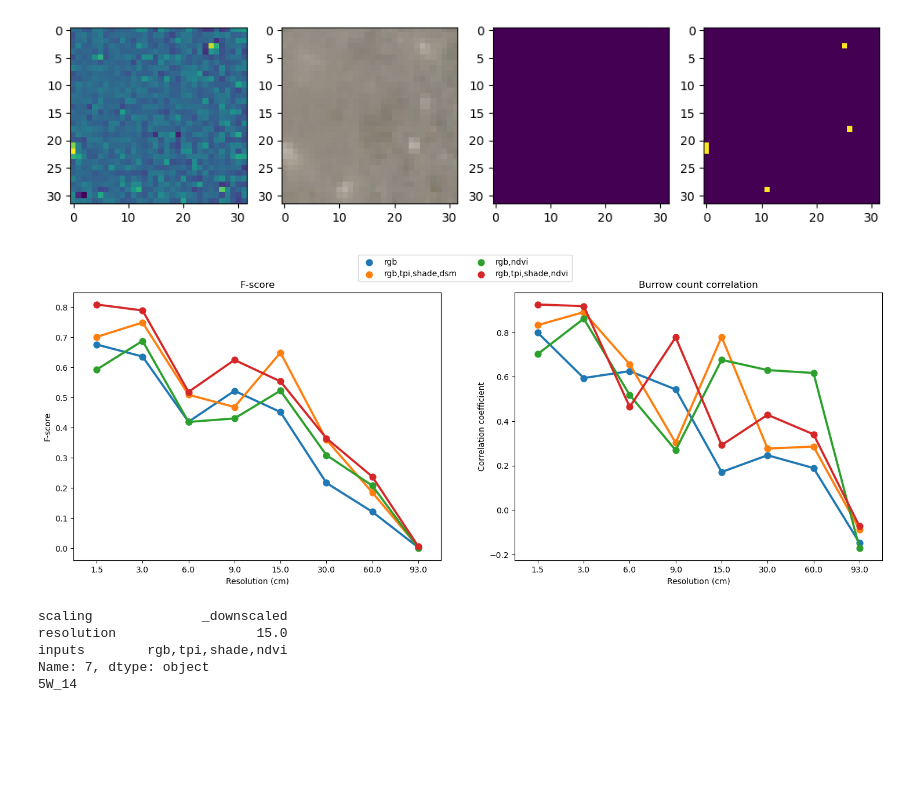
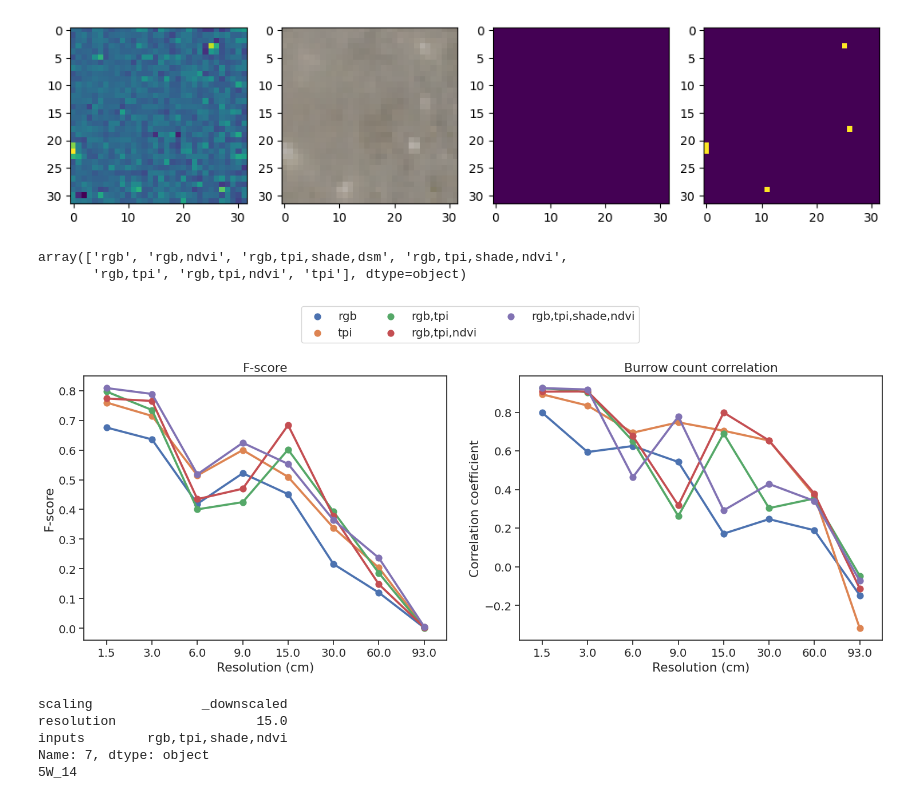
Before and after one commit to kearney-sp/cper_pdog, a Jupyter notebook: cnn_seg_validate_downscaled.ipynb, the cells around one changed output. Cells and saved outputs as stored; diff of their text form; code cells hidden in the pictures; blank space fills up the shorter version.

Commit message:
latest backup from TBGPEA

```diff
--- a/cnn_seg_validate_downscaled.ipynb
+++ b/cnn_seg_validate_downscaled.ipynb
@@ -920,44 +952,57 @@ plt.show()
 # %%
 df_downscaled_test = pd.read_csv('./cnn_test_results/downscaled_model_test_validation.csv')
 df_best_downscaled_test = pd.read_csv('./cnn_test_results/best_model_downscaled_test_validation.csv')
+# %%
+df_downscaled_test['inputs'].unique()
+# %% [output]
+array(['rgb', 'rgb,ndvi', 'rgb,tpi,shade,dsm', 'rgb,tpi,shade,ndvi',
+       'rgb,tpi', 'rgb,tpi,ndvi', 'tpi'], dtype=object)
+# %%
+df_downscaled_test_sub = df_downscaled_test[df_downscaled_test['inputs'].isin(['rgb',
+                                                                               'tpi',
+                                                                               'rgb,tpi',
+                                                                               'rgb,tpi,ndvi',
+                                                                               'rgb,tpi,shade,ndvi'])]
 # %%
+sns.set(font_scale = 1.3)
+sns.set_style("ticks")
 fig, axs = plt.subplots(figsize=(18, 6), ncols=2)
 sns.pointplot(x='test_resolution', y='fscore',
-            hue='inputs',
-            data=df_downscaled_test.sort_values('model_resolution'),
+            hue='inputs', hue_order=['rgb', 'tpi', 'rgb,tpi', 'rgb,tpi,ndvi', 'rgb,tpi,shade,ndvi'],
+            data=df_downscaled_test_sub.sort_values('model_resolution'),
             ci=None,
             ax=axs[0], show_legend=False)
 #sns.pointplot(x='test_resolution', y='fscore',
 #            hue='inputs',
 #            data=df_best_downscaled_test.sort_values('test_resolution'),
 #            ci=None,
 #            ax=axs[0], show_legend=False,
 #            linestyles='dotted')
 axs[0].set_title('F-score')
 axs[0].set_ylabel('F-score')
 
 sns.pointplot(x='test_resolution', y='correlation',
-            hue='inputs',
-            data=df_downscaled_test.sort_values('test_resolution'),
+            hue='inputs', hue_order=['rgb', 'tpi', 'rgb,tpi', 'rgb,tpi,ndvi', 'rgb,tpi,shade,ndvi'],
+            data=df_downscaled_test_sub.sort_values('test_resolution'),
             ci=None,
             ax=axs[1], show_legend=False)
 #sns.pointplot(x='test_resolution', y='correlation',
 #            hue='inputs',
 #            data=df_best_downscaled_test.sort_values('test_resolution'),
 #            ci=None,
 #            ax=axs[1], show_legend=False,
 #            linestyles='dotted')
 axs[1].set_title('Burrow count correlation')
 axs[1].set_ylabel('Correlation coefficient')
 for ax in axs:
     ax.set_xlabel('Resolution (cm)')
     ax.legend().remove()
 handles, labels = axs[0].get_legend_handles_labels()
-fig.legend(handles, labels, loc='upper center', bbox_to_anchor=(0, 0, 1, 1), ncol=2)
-plt.savefig('/mnt/c/Users/TBGPEA-Sean/Desktop/cnn_results_downscaled_test_validation.png',
-            dpi=600, bbox_inches='tight', pad_inches=0.1)
+fig.legend(handles, labels, loc='upper center', bbox_to_anchor=(0, 0, 1.0, 1.1), ncol=3)
+plt.savefig('./results_figs/cnn_results_downscaled_test_validation.png',
+            dpi=400, bbox_inches='tight', pad_inches=0.1)
 # %% [output]
-[figure, old version]
+[figure, new version]
 # %%
 test_idx = 1
 row = df_val[(df_val['inputs'] == 'rgb,tpi,shade,ndvi') & (df_val['resolution'] == 15.0)].iloc[0]
```
Also changed, not shown: parts of 5 cells of this notebook, 15 other files.
